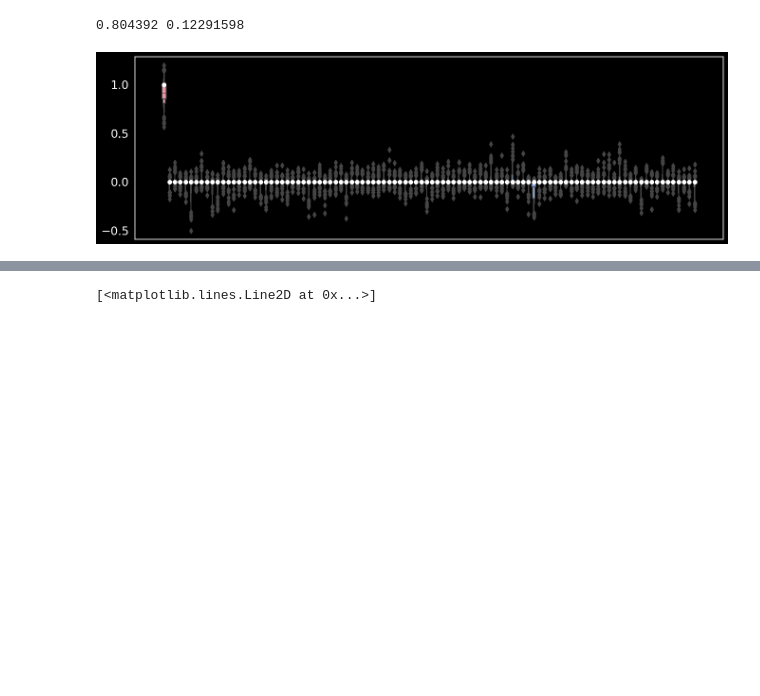
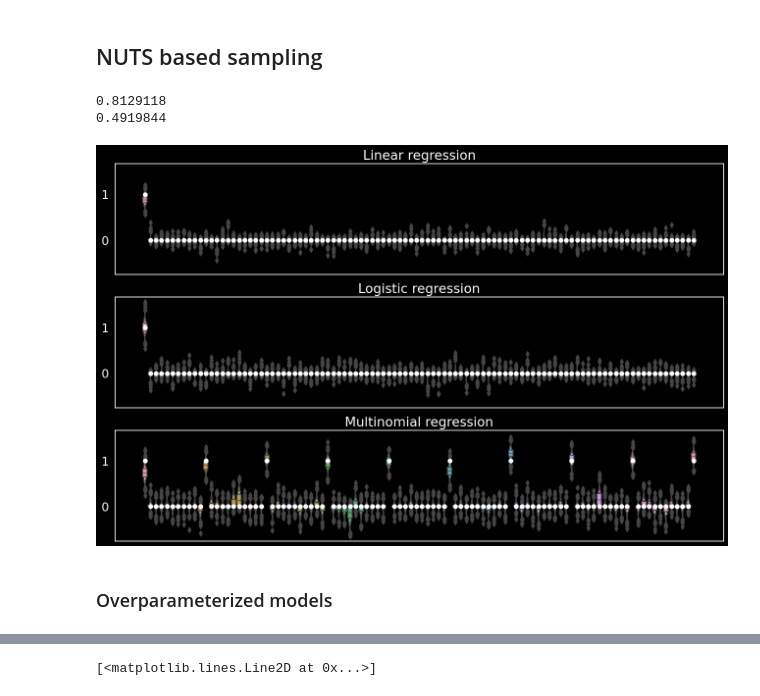
Before and after one commit to dimarkov/numpc, a Jupyter notebook: notebooks/bmr/bayesian_model_reduction.ipynb, the cells around one changed output, grey strips where cells are left out. Saved outputs shown, nothing was run; the diff lists cells and outputs as text; code cells hidden in the pictures; blank space fills up the shorter version.

Commit message:
added nonlinear regression examples and compared sampling with svi under different posteriors

```diff
--- a/notebooks/bmr/bayesian_model_reduction.ipynb
+++ b/notebooks/bmr/bayesian_model_reduction.ipynb
@@ -49,15 +60,44 @@ plt.xticks(ticks=[]);
+# %% [markdown]
+## NUTS based sampling
 # %%
 rng_key, _rng_key = random.split(rng_key)
+linnet = eqx.nn.Sequential([eqx.nn.Linear(D, 1, use_bias=False, key=_rng_key)])
 
-bayes_reg = BayesRegression(_rng_key, X)
-samples = bayes_reg.fit(y, num_samples=250, warmup_steps=500, num_chains=4)
+bayes_reg = BayesRegression(_rng_key, X_norm, linnet)
+smpl_norm = bayes_reg.fit(y_norm, num_samples=250, warmup_steps=500, num_chains=4)
+
+rng_key, _rng_key = random.split(rng_key)
+bayes_reg = BayesRegression(_rng_key, X_bern, linnet, regtype='logistic')
+
+smpl_bern = bayes_reg.fit(y_bern, num_samples=250, warmup_steps=500, num_chains=4)
+
+rng_key, _rng_key = random.split(rng_key)
+linnet = eqx.nn.Sequential([eqx.nn.Linear(_D, 10, use_bias=False, key=_rng_key)])
+
+rng_key, _rng_key = random.split(rng_key)
+bayes_reg = BayesRegression(_rng_key, X_cat, linnet, regtype='multinomial')
+
+smpl_cat = bayes_reg.fit(y_cat, num_samples=250, warmup_steps=500, num_chains=4)
 # %%
-print( samples['sigma^2'].mean(0), samples['sigma^2'].std(0))
+fig, axes = plt.subplots(3, 1, figsize=(16, 10), sharex=True, sharey=True)
 
-plt.figure(figsize=(16, 5))
-sns.boxenplot(samples['beta']);
-plt.plot(nn.one_hot(0, num_classes=D), 'wo');
-plt.xticks(ticks=[]);
+sns.boxenplot(smpl_norm['beta'], ax=axes[0]);
+axes[0].plot(nn.one_hot(0, num_classes=D), 'wo');
+axes[0].set_title('Linear regression')
+
+print(smpl_bern['eps'].mean(0))
+sns.boxenplot(smpl_bern['beta'], ax=axes[1]);
+axes[1].plot(nn.one_hot(0, num_classes=D), 'wo');
+axes[1].set_title('Logistic regression')
+
+print(smpl_cat['eps'].mean(0))
+sns.boxenplot(smpl_cat['beta'][..., :10].reshape(-1, 100), ax=axes[-1]);
+axes[-1].plot(nn.one_hot(jnp.arange(10), num_classes=D)[:, :10].reshape(-1), 'wo');
+axes[-1].set_title('Multinomial regression')
+axes[-1].set_xticks(ticks=[]);
 # %% [output]
-0.804392 0.12291598
+0.8129118
+0.4919844
-[figure, old version]
+[figure, new version]
+# %% [markdown]
+### Overparameterized models
```
Also changed, not shown: parts of 20 cells of this notebook, 1 other file.
